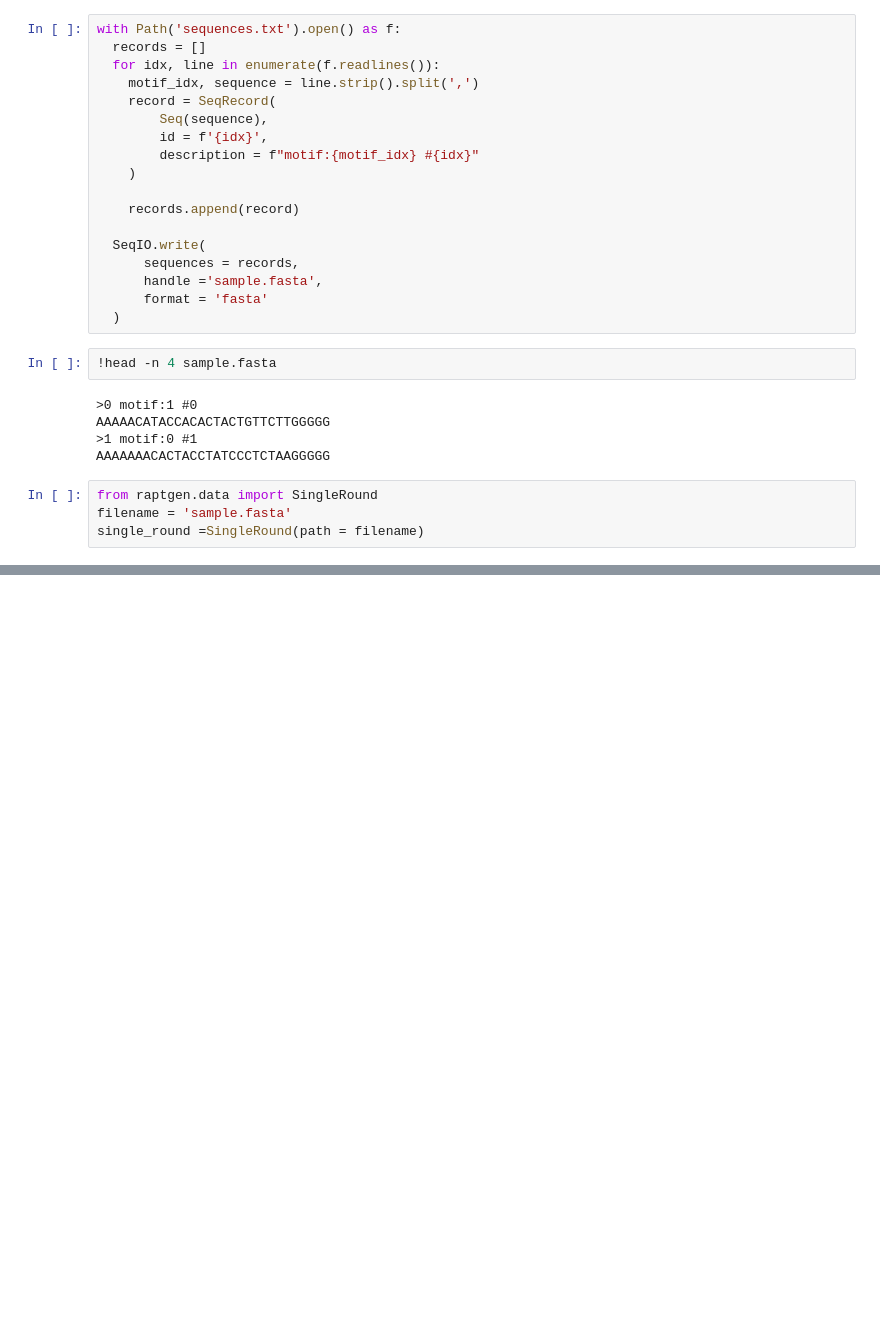
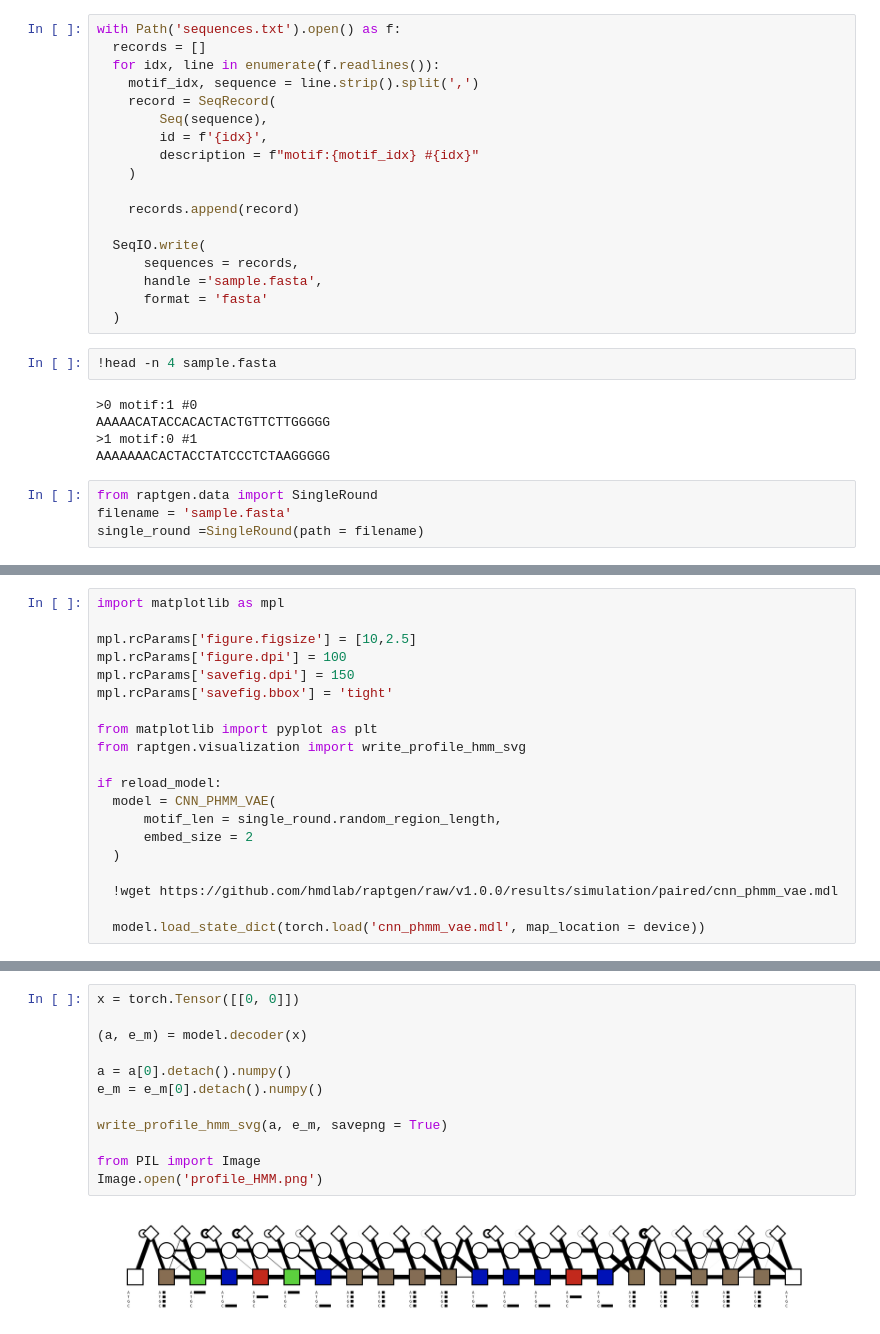
Before and after one commit to yoshimethod/bioinformatics, a Jupyter notebook: bioinformatics_pr7.ipynb, the cells around one changed output, grey strips where cells are left out. Cells and saved outputs as stored; diff of their text form; blank space fills up the shorter version.

```diff
--- a/bioinformatics_pr7.ipynb
+++ b/bioinformatics_pr7.ipynb
@@ -125,0 +157,20 @@ using cuda.
+# %%
+import matplotlib as mpl
+
+mpl.rcParams['figure.figsize'] = [10,2.5]
+mpl.rcParams['figure.dpi'] = 100
+mpl.rcParams['savefig.dpi'] = 150
+mpl.rcParams['savefig.bbox'] = 'tight'
+
+from matplotlib import pyplot as plt
+from raptgen.visualization import write_profile_hmm_svg
+
+if reload_model:
+  model = CNN_PHMM_VAE(
+      motif_len = single_round.random_region_length,
+      embed_size = 2
+  )
+
+  !wget https://github.com/hmdlab/raptgen/raw/v1.0.0/results/simulation/paired/cnn_phmm_vae.mdl
+
+  model.load_state_dict(torch.load('cnn_phmm_vae.mdl', map_location = device))
@@ -125,0 +263,14 @@ using cuda.
+# %%
+x = torch.Tensor([[0, 0]])
+
+(a, e_m) = model.decoder(x)
+
+a = a[0].detach().numpy()
+e_m = e_m[0].detach().numpy()
+
+write_profile_hmm_svg(a, e_m, savepng = True)
+
+from PIL import Image
+Image.open('profile_HMM.png')
+# %% [output]
+[figure, added]
```
Also changed, not shown: parts of 15 cells of this notebook.
